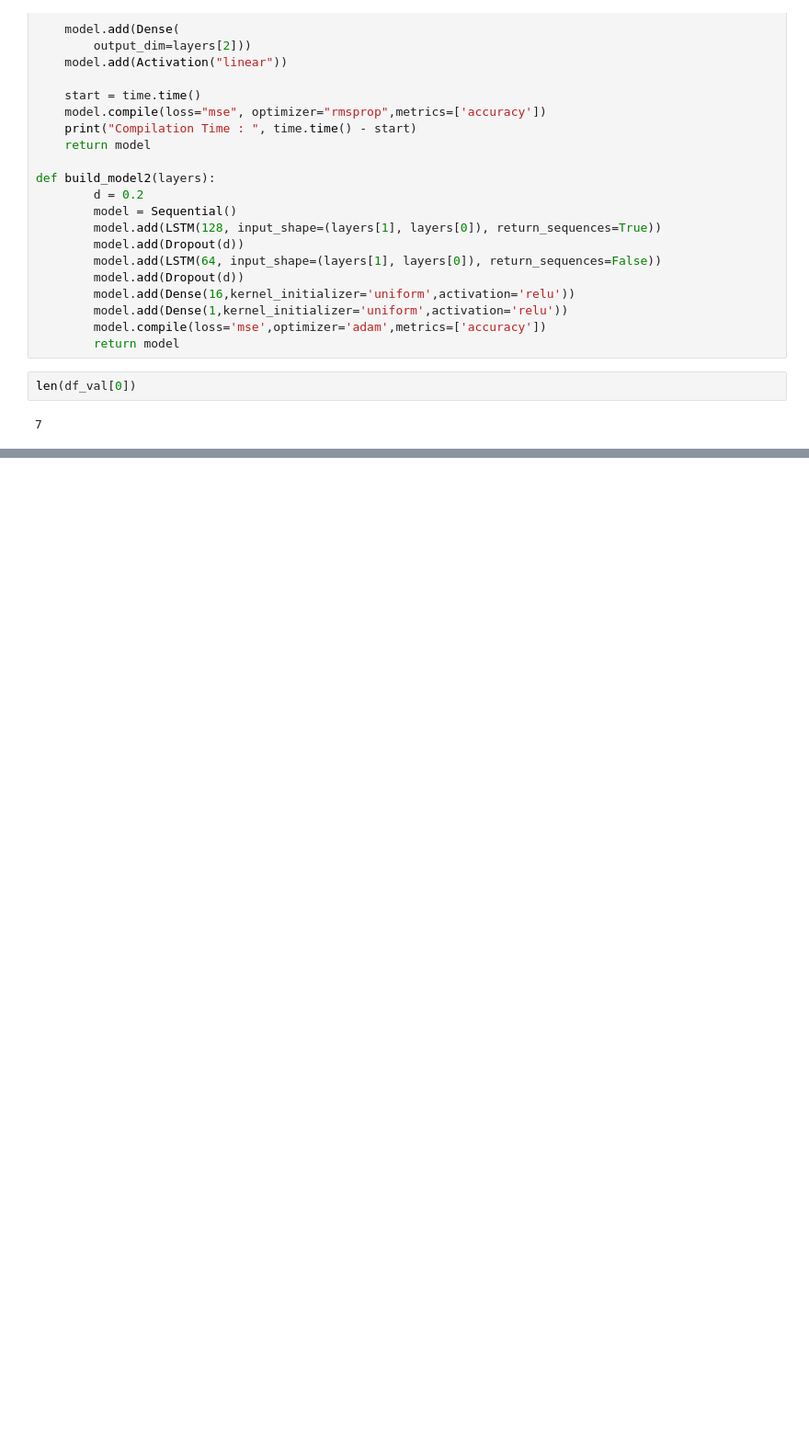
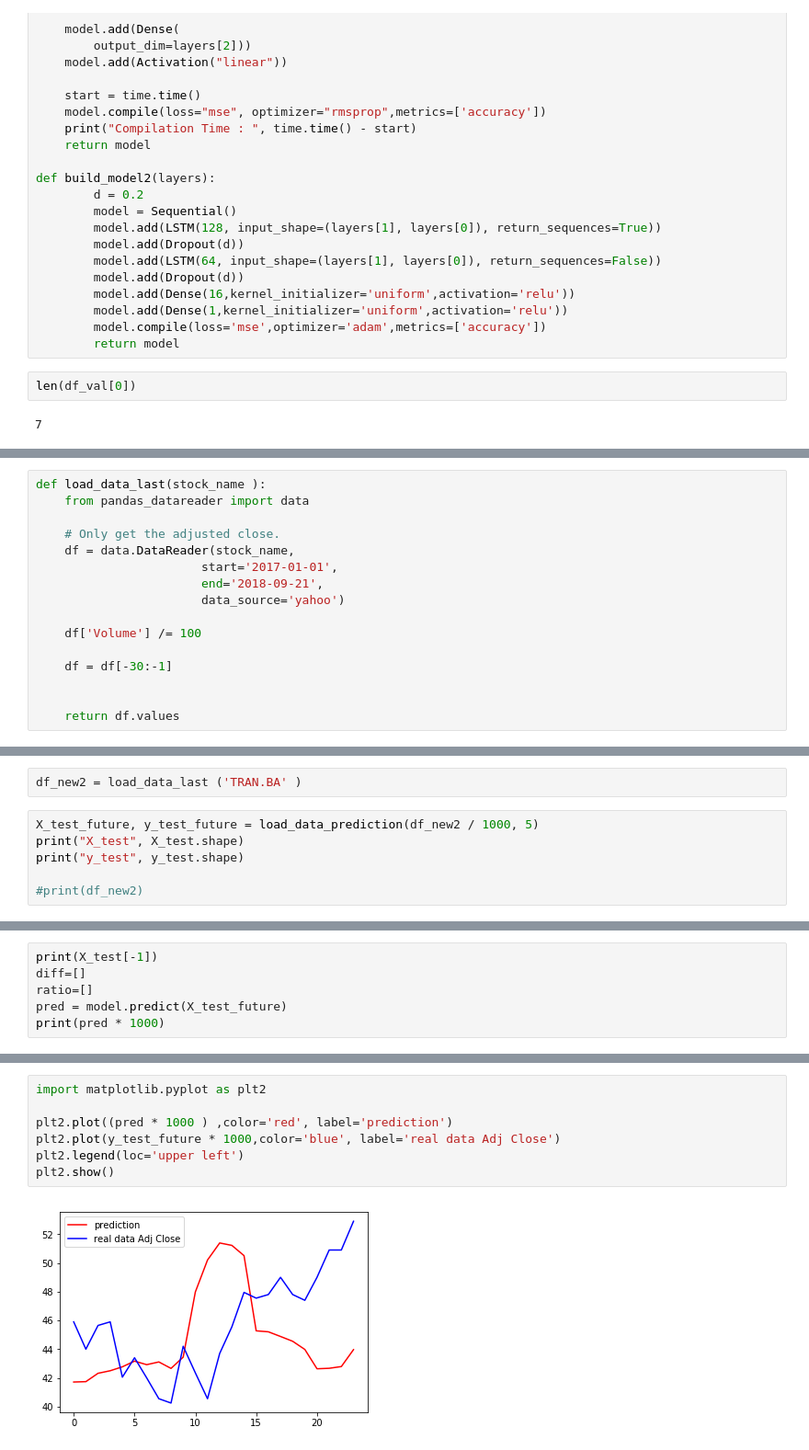
Before and after one commit to cf2018/ML, a Jupyter notebook: google stock etai83-+xDAYS.ipynb, the cells around one changed output, grey strips where cells are left out. Shown at 92% size. Cells and saved outputs as stored; diff of their text form; blank space fills up the shorter version.

```diff
--- a/google stock etai83-+xDAYS.ipynb
+++ b/google stock etai83-+xDAYS.ipynb
@@ -342 +328,17 @@ plt2.show()
+# %%
+def load_data_last(stock_name ):
+    from pandas_datareader import data
+
+    # Only get the adjusted close.
+    df = data.DataReader(stock_name,
+                       start='2017-01-01',
+                       end='2018-09-21',
+                       data_source='yahoo')
+
+    df['Volume'] /= 100
+
+    df = df[-30:-1]
+
+
+    return df.values
 # %%
@@ -404,0 +384,8 @@ ValueError: Error when checking input: expected lstm_17_input to have shape (5,
+# %%
+df_new2 = load_data_last ('TRAN.BA' )
+# %%
+X_test_future, y_test_future = load_data_prediction(df_new2 / 1000, 5)
+print("X_test", X_test.shape)
+print("y_test", y_test.shape)
+
+#print(df_new2)
@@ -404,0 +410,6 @@ ValueError: Error when checking input: expected lstm_17_input to have shape (5,
+# %%
+print(X_test[-1])
+diff=[]
+ratio=[]
+pred = model.predict(X_test_future)
+print(pred * 1000)
@@ -404,0 +434,9 @@ ValueError: Error when checking input: expected lstm_17_input to have shape (5,
+# %%
+import matplotlib.pyplot as plt2
+
+plt2.plot((pred * 1000 ) ,color='red', label='prediction')
+plt2.plot(y_test_future * 1000,color='blue', label='real data Adj Close')
+plt2.legend(loc='upper left')
+plt2.show()
+# %% [output]
+[figure, added]
```
Also changed, not shown: parts of 14 cells of this notebook.
